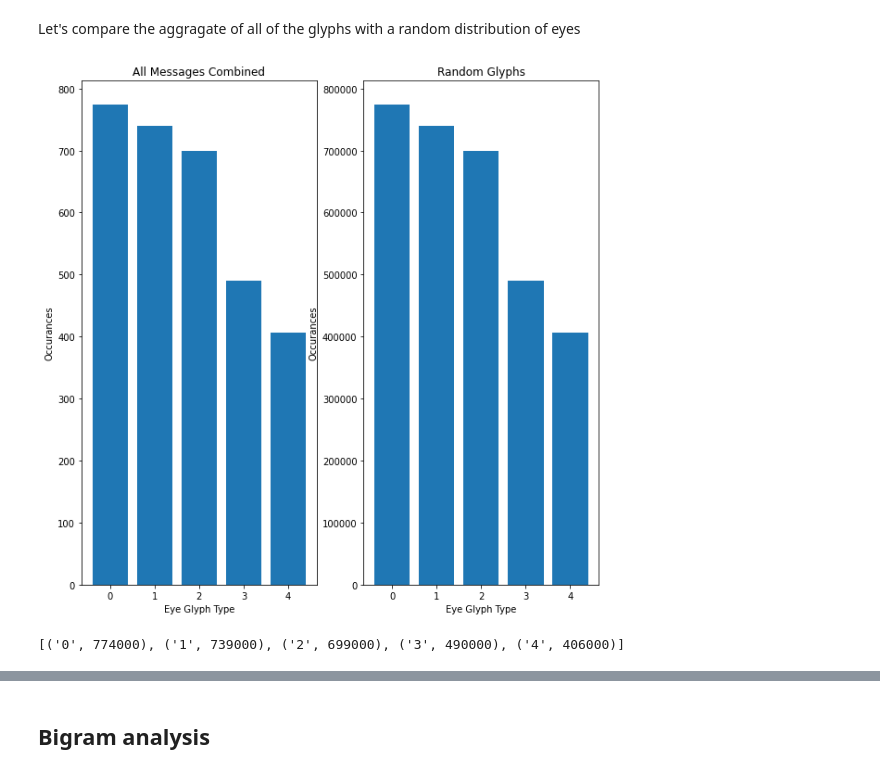
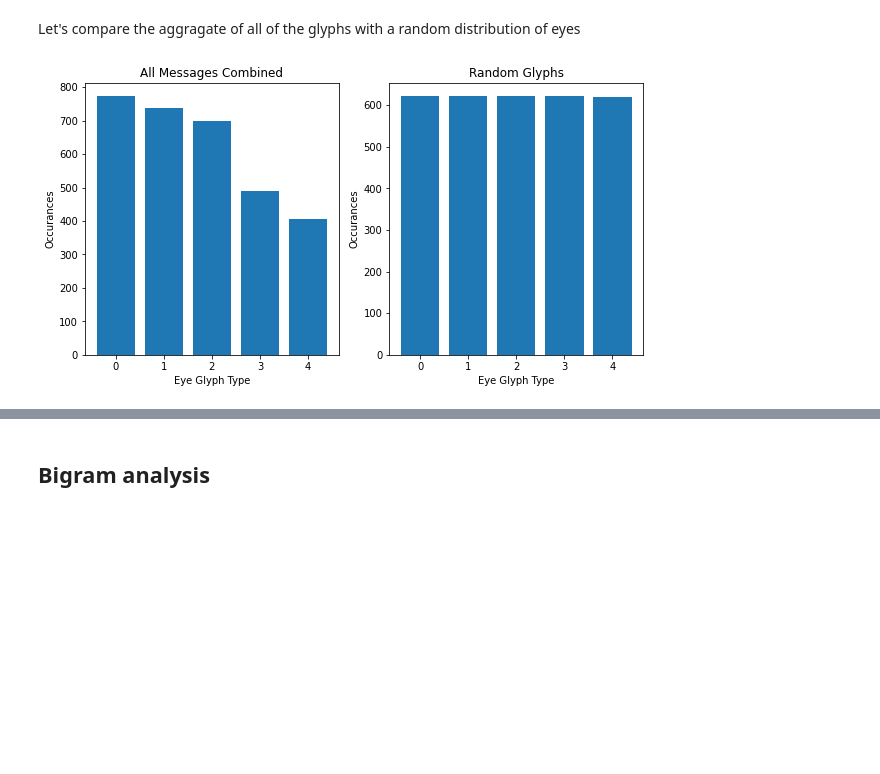
Before and after one commit to greystorm101/NoitaEyeCipherTools, a Jupyter notebook: cipher_vis.ipynb, the cells around one changed output, grey strips where cells are left out. Cells and saved outputs as stored; diff of their text form; code cells hidden in the pictures; blank space fills up the shorter version.

Commit message:
Updated charts to show random eye patterns

```diff
--- a/cipher_vis.ipynb
+++ b/cipher_vis.ipynb
@@ -57,21 +57,27 @@ all_messages = [east1_message,  west1_message, east2_message, \
                 east4_message, west4_message, east5_message]
 # %% [markdown]
 ### Set up random data for analysis
-# %%
-random_trigrams = []
-random_eyes = []
-
-for i in range(NUM_RANDOM_SAMPLES):
-    random_eyes.append(combined_message.shuffle_eyes())
-    random_trigrams.append(combined_message.shuffle_trigrams())
-
-all_random_eyes = random_eyes[0]
-for message in random_eyes[1:]:
-    all_random_eyes += message
-
-all_random_trigrams = random_trigrams[0]
-for message in random_trigrams[1:]:
-    all_random_trigrams += message
+# %%
+shuffled_trigrams = []
+shuffled_eyes = []
+random_eyes = []
+
+for i in range(NUM_RANDOM_SAMPLES):
+    shuffled_eyes.append(combined_message.shuffle_eyes())
+    shuffled_trigrams.append(combined_message.shuffle_trigrams())
+    random_eyes.append(combined_message.random_eyes())
+
+all_eyes_shuffled = shuffled_eyes[0]
+for message in shuffled_eyes[1:]:
+    all_eyes_shuffled += message
+
+all_trigrams_shuffled = shuffled_trigrams[0]
+for message in shuffled_trigrams[1:]:
+    all_trigrams_shuffled += message
+
+all_random_eyes = random_eyes[0]
+for message in random_eyes[1:]:
+    all_random_eyes += message
 # %% [markdown]
 ### TODO: Set up known encoded mesages here
 # %% [markdown]
@@ -113,35 +118,31 @@ plt.show()
 # %% [markdown]
 Let's compare the aggragate of all of the glyphs with a random distribution of eyes
 # %%
-plt.figure(figsize=(10,10))
+plt.figure(figsize=(10,5))
 eyes = Counter(combined_message.eyes)
 eyes = sorted(eyes.items())
 keys = [i[0] for i in eyes]
 vals = [i[1] for i in eyes]
 
 # Plot
 plt.subplot(1,2,1)
 plt.bar(keys, vals)
 plt.title("All Messages Combined")
 plt.xlabel("Eye Glyph Type")
 plt.ylabel("Occurances")
 
 rand_eyes = Counter(all_random_eyes.eyes)
 rand_eyes = sorted(rand_eyes.items())
 rand_keys = [i[0] for i in rand_eyes]
-rand_vals = [i[1] for i in rand_eyes]
+rand_vals = [i[1]/NUM_RANDOM_SAMPLES for i in rand_eyes]
 
 # Plot
 plt.subplot(1,2,2)
 plt.bar(rand_keys, rand_vals)
 plt.title("Random Glyphs")
 plt.xlabel("Eye Glyph Type")
 plt.ylabel("Occurances")
 
 plt.show()
 # %% [output]
-[figure, old version]
+[figure, new version]
-# %%
-rand_eyes
-# %% [output]
-[('0', 774000), ('1', 739000), ('2', 699000), ('3', 490000), ('4', 406000)]
```
Also changed, not shown: parts of 3 cells of this notebook, 1 other file.
